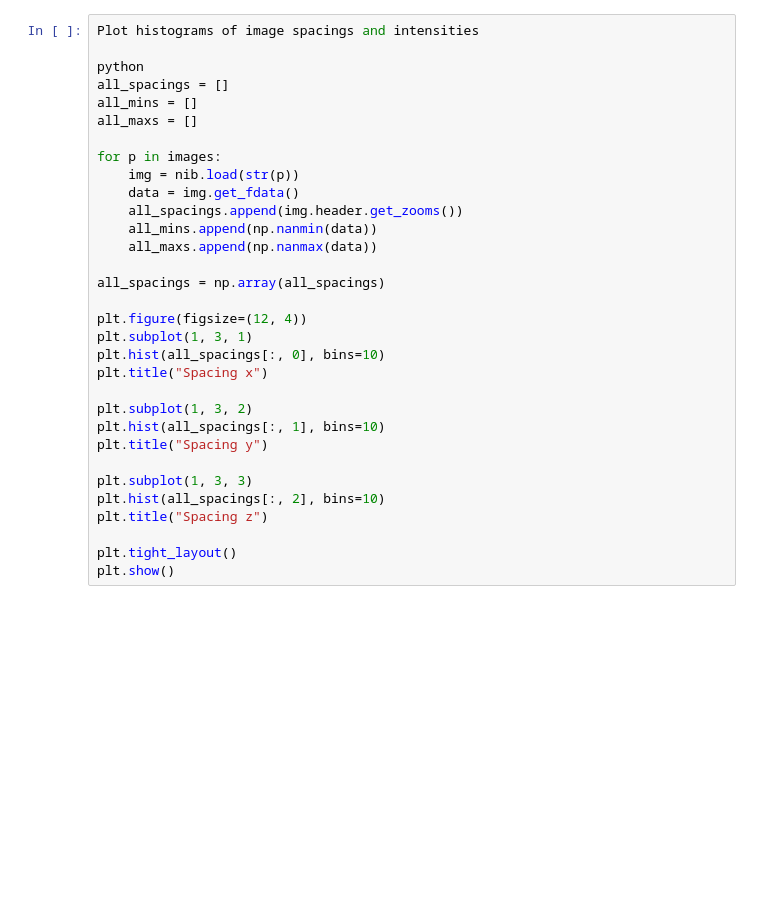
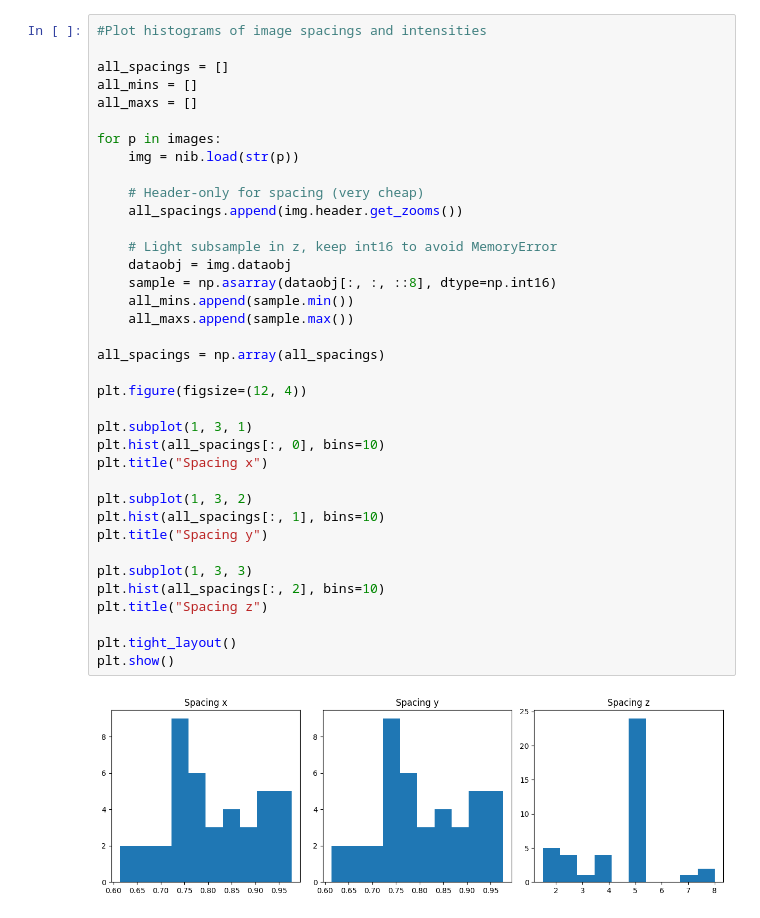
Before and after one commit to lynda512/Spleen-Segmentation, a Jupyter notebook: notebooks/00_explore_dataset.ipynb, the cells around one changed output. Saved outputs shown, nothing was run; the diff lists cells and outputs as text; blank space fills up the shorter version.

Commit message:
data exploration debugging

```diff
--- a/notebooks/00_explore_dataset.ipynb
+++ b/notebooks/00_explore_dataset.ipynb
@@ -38,33 +72,40 @@ summaries
 # %%
-Plot histograms of image spacings and intensities
+#Plot histograms of image spacings and intensities
 
-python
 all_spacings = []
 all_mins = []
 all_maxs = []
 
 for p in images:
     img = nib.load(str(p))
-    data = img.get_fdata()
+
+    # Header-only for spacing (very cheap)
     all_spacings.append(img.header.get_zooms())
-    all_mins.append(np.nanmin(data))
-    all_maxs.append(np.nanmax(data))
+
+    # Light subsample in z, keep int16 to avoid MemoryError
+    dataobj = img.dataobj
+    sample = np.asarray(dataobj[:, :, ::8], dtype=np.int16)
+    all_mins.append(sample.min())
+    all_maxs.append(sample.max())
 
 all_spacings = np.array(all_spacings)
 
 plt.figure(figsize=(12, 4))
+
 plt.subplot(1, 3, 1)
 plt.hist(all_spacings[:, 0], bins=10)
 plt.title("Spacing x")
 
 plt.subplot(1, 3, 2)
 plt.hist(all_spacings[:, 1], bins=10)
 plt.title("Spacing y")
 
 plt.subplot(1, 3, 3)
 plt.hist(all_spacings[:, 2], bins=10)
 plt.title("Spacing z")
 
 plt.tight_layout()
 plt.show()
+# %% [output]
+[figure, added]
 # %%
```
Also changed, not shown: parts of 6 cells of this notebook, 5 other files.
